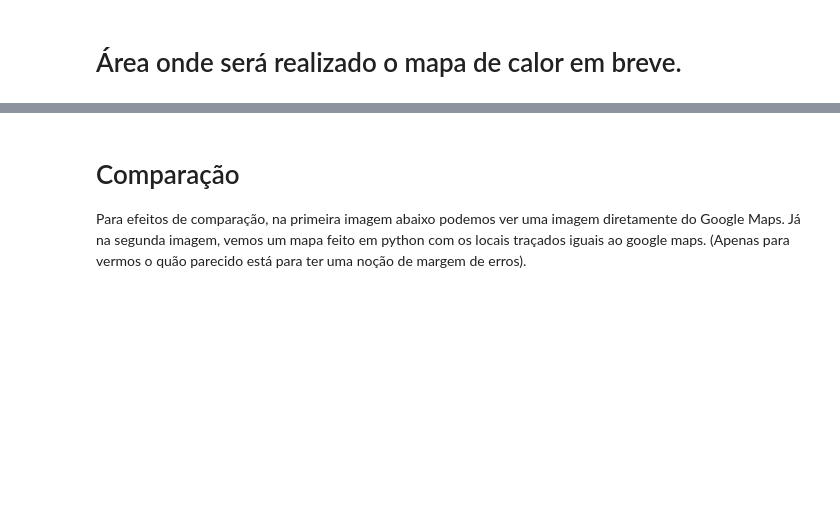
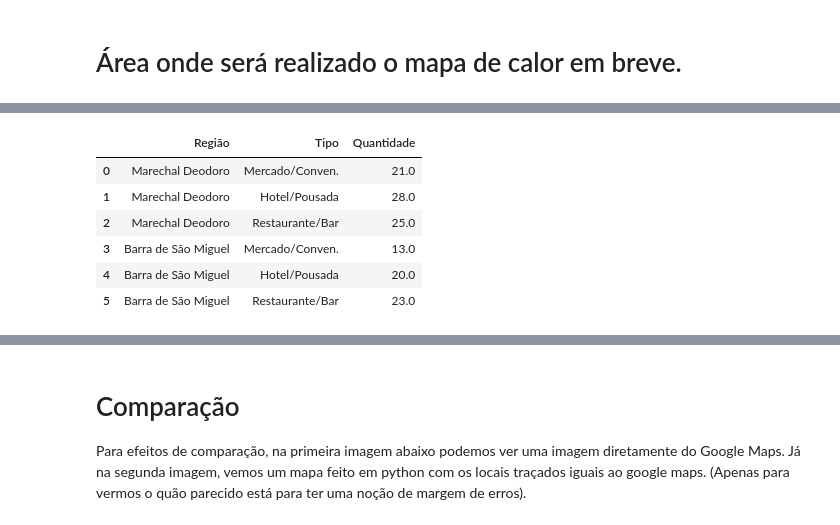
Before and after one commit to iagomauricioo/data_science, a Jupyter notebook: mapa_marechal_v4.ipynb, the cells around one changed output, grey strips where cells are left out. Drawn from its saved outputs; the diff is of its cells as text; code cells hidden in the pictures; blank space fills up the shorter version.

Commit message:
Adicionado gráficos e quantitativo de estabelecimentos.

```diff
--- a/mapa_marechal_v4.ipynb
+++ b/mapa_marechal_v4.ipynb
@@ -53,3 +55,21 @@ df
+# %%
+df_quantitativo = pd.read_excel(arquivo_excel)
+df_quantitativo = df_quantitativo[['região', 'tipo.1', 'qtd. estabelecimentos']]
+df_quantitativo.rename(columns= {
+    'região':'Região',
+    'tipo.1':'Tipo',
+    'qtd. estabelecimentos':'Quantidade'
+    }, inplace=True)
+df_quantitativo.dropna(inplace=True)
+df_quantitativo
+# %% [output]
+|  | Região | Tipo | Quantidade |
+| 0 | Marechal Deodoro | Mercado/Conven. | 21.0 |
+| 1 | Marechal Deodoro | Hotel/Pousada | 28.0 |
+| 2 | Marechal Deodoro | Restaurante/Bar | 25.0 |
+| 3 | Barra de São Miguel | Mercado/Conven. | 13.0 |
+| 4 | Barra de São Miguel | Hotel/Pousada | 20.0 |
+| 5 | Barra de São Miguel | Restaurante/Bar | 23.0 |
 # %%
 data = df[['tipo', 'coordenadas']]
 data[['latitude', 'longitude']] = data['coordenadas'].str.split(',', expand=True)
```
Also changed, not shown: parts of 6 cells of this notebook.
